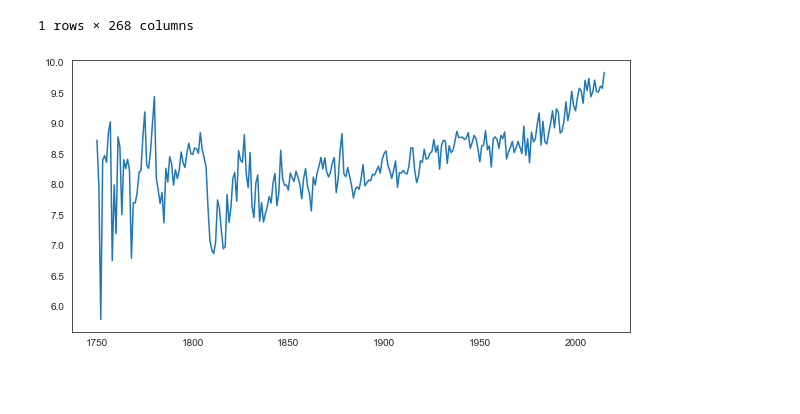
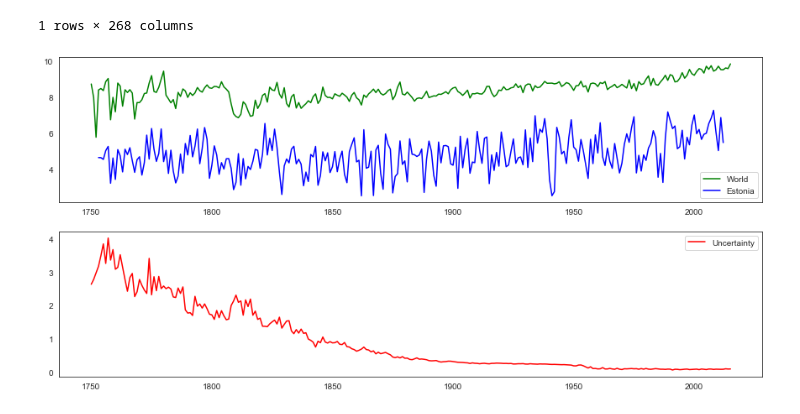
Before and after one commit to TL114/DataScience19, a Jupyter notebook: DS19.ipynb, the cells around one changed output. Cells and saved outputs as stored; diff of their text form; code cells hidden in the pictures; blank space fills up the shorter version.

```diff
--- a/DS19.ipynb
+++ b/DS19.ipynb
@@ -9,9 +11,9 @@ import seaborn as sns
 # %%
-#Absolute temperatures, monthly readings for Estonia
+#Absolute temperatures, annual readings for Estonia
 data_abs_est = pd.read_csv("Estonia.csv",index_col=1, header=0,  parse_dates=True, squeeze=True)
-data_est=data_abs_est.drop(["Unnamed: 0","AverageTemperatureUncertainty","Country"], axis=1)
+data_est1=data_abs_est.drop(["Unnamed: 0","AverageTemperatureUncertainty","Country"], axis=1)
 data_est=data_est1[2:3122]
 data_est_year = data_est.groupby([data_est.index.year]).mean()
-plt.figure(figsize=(10,5))
-plt.plot(data_est_year)
-plt.show()
+#plt.figure(figsize=(10,5))
+#plt.plot(data_est_year)
+#plt.show()
@@ -26,17 +26,24 @@ world_emissions
 | 227 | World | 9350528 | 18704720 | 28058912 | 37416768 | 46778288 | 56784672 | 66794720 | 76808432 | 86825808 | ... | ... |
 1 rows × 268 columns
 # %%
-#Absolute temperatures monthly global readings
-data_absolute=pd.read_csv("GlobalTemperatures.csv",index_col=0, header=0,  parse_dates=True, squeeze=True)
+#Absolute temperatures annual global readings
+data_absolute=pd.read_csv("GlobalTemperatures.csv",index_col=0, header=0,  parse_dates=True)
 data_absolute_1=data_absolute.drop(["LandAverageTemperatureUncertainty","LandMaxTemperature","LandMaxTemperatureUncertainty",
 "LandMinTemperature","LandMinTemperatureUncertainty","LandAndOceanAverageTemperature","LandAndOceanAverageTemperatureUncertainty"],axis=1)
 data_absolute_1.head()
+data_absolute_2=data_absolute.drop(["LandAverageTemperature","LandMaxTemperature","LandMaxTemperatureUncertainty",
+"LandMinTemperature","LandMinTemperatureUncertainty","LandAndOceanAverageTemperature","LandAndOceanAverageTemperatureUncertainty"],axis=1)
 data_absolute_year = data_absolute_1.groupby([data_absolute_1.index.year]).mean()
-plt.figure(figsize=(10,5))
-plt.plot(data_absolute_year)
+data_absolute_year_uncertainty = data_absolute_2.groupby([data_absolute_1.index.year]).mean()
+fig, (ax1,ax2) = plt.subplots(2,figsize=(15,7))
+ax1.plot(data_absolute_year,"-g", label="World")
+ax1.plot(data_est_year,"-b",label="Estonia")
+ax1.legend(loc=4)
+ax2.plot(data_absolute_year_uncertainty,"-r",label="Uncertainty")
+ax2.legend(loc=1)
 plt.show()
 # %% [output]
-[figure, old version]
+[figure, new version]
 # %%
 #Temperature variations - temperature readings like these correspond to how different the reading was when compared
 #to global average for the years 1900-2000
```
Also changed, not shown: parts of 5 cells of this notebook, 1 other file.
